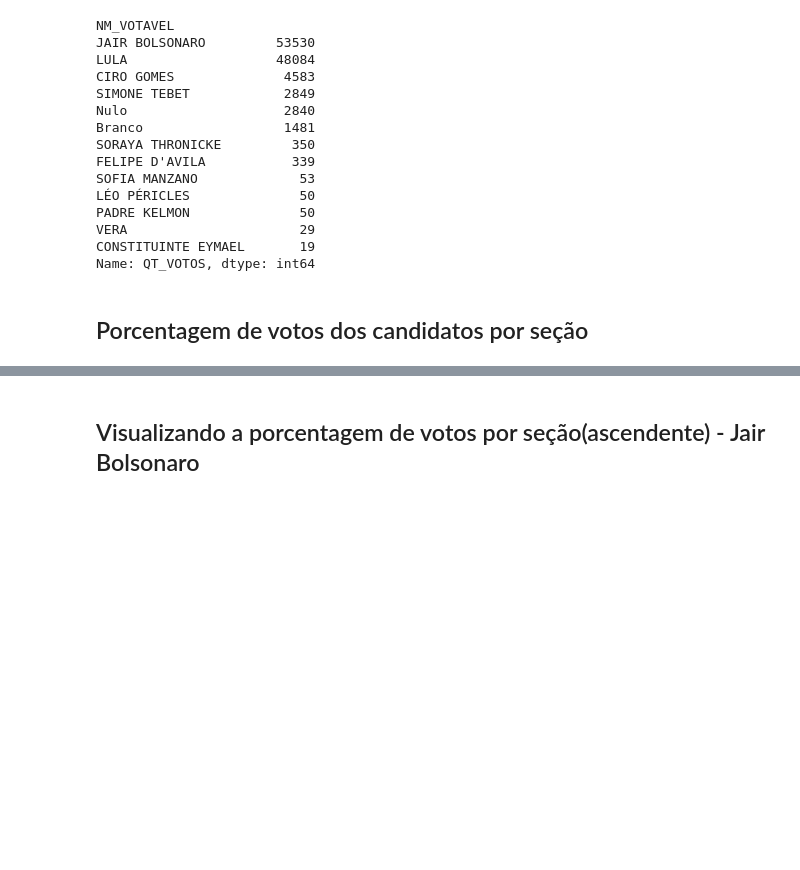
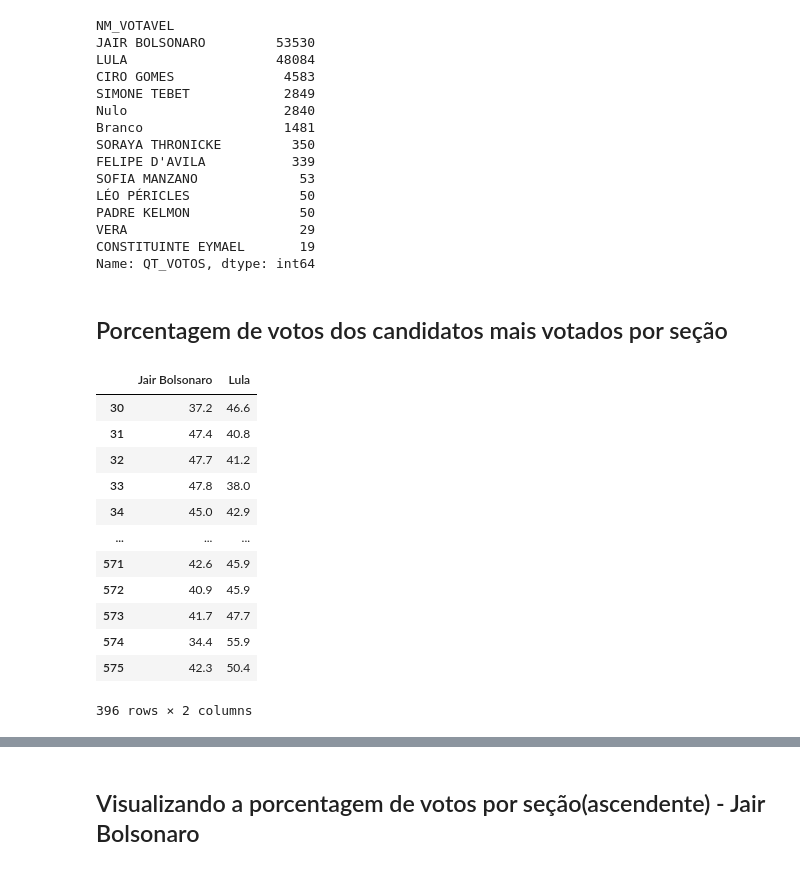
Before and after one commit to AndressaLF/analise-de-dados-eleitorais-Parnamirim, a Jupyter notebook: eleicoes_parnamirim_p2.ipynb, the cells around one changed output, grey strips where cells are left out. Saved outputs shown, nothing was run; the diff lists cells and outputs as text; code cells hidden in the pictures; blank space fills up the shorter version.

```diff
--- a/eleicoes_parnamirim_p2.ipynb
+++ b/eleicoes_parnamirim_p2.ipynb
@@ -139,17 +119,33 @@ VERA                      29
 CONSTITUINTE EYMAEL       19
 Name: QT_VOTOS, dtype: int64
 # %% [markdown]
-## Porcentagem de votos dos candidatos por seção
+## Porcentagem de votos dos candidatos mais votados por seção
 # %%
 votacao = {}
-for secao in municipio.NR_SECAO.unique():
+secoes = list(municipio.NR_SECAO.unique())
+secoes.sort()
+for secao in secoes:
     result = municipio.query('NR_SECAO == @secao').groupby('NM_VOTAVEL')['QT_VOTOS'].sum()
-    total = sum(result)
+    total = result.sum()
     votacao[secao] = {'Jair Bolsonaro': round(result["JAIR BOLSONARO"] / total * 100, 1),
-                     'Lula': round(result["LULA"] / total * 100, 1),
-                     'Simone Tebet': round(result['SIMONE TEBET'] / total * 100, 1),
-                     'Nulos':round(result['Nulo'] / total * 100, 1),
-                     'Brancos':round(result['Branco'] / total * 100, 1)
+                      'Lula': round(result["LULA"] / total * 100, 1),
+                      #'Simone Tebet': round(result['SIMONE TEBET'] / total * 100, 1)
+                      #'Nulos':round(result['Nulo'] / total * 100, 1),
+                      #'Brancos':round(result['Branco'] / total * 100, 1)
                     }
-votacao = pd.DataFrame(votacao).transpose()
+votacao = pd.DataFrame(votacao).transpose()  # inverte linha e coluna
 votacao
+# %% [output]
+|  | Jair Bolsonaro | Lula |
+| 30 | 37.2 | 46.6 |
+| 31 | 47.4 | 40.8 |
+| 32 | 47.7 | 41.2 |
+| 33 | 47.8 | 38.0 |
+| 34 | 45.0 | 42.9 |
+| ... | ... | ... |
+| 571 | 42.6 | 45.9 |
+| 572 | 40.9 | 45.9 |
+| 573 | 41.7 | 47.7 |
+| 574 | 34.4 | 55.9 |
+| 575 | 42.3 | 50.4 |
+396 rows × 2 columns
```
Also changed, not shown: parts of 8 cells of this notebook, 1 other file.
